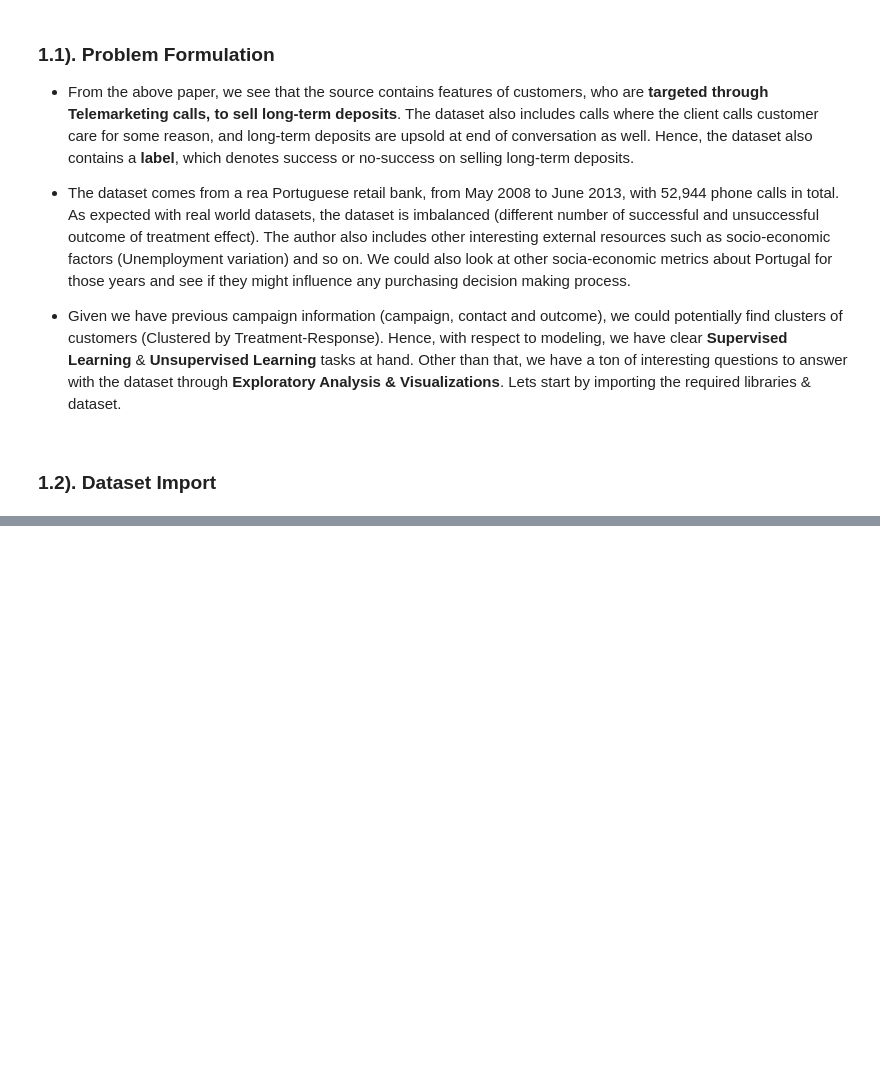
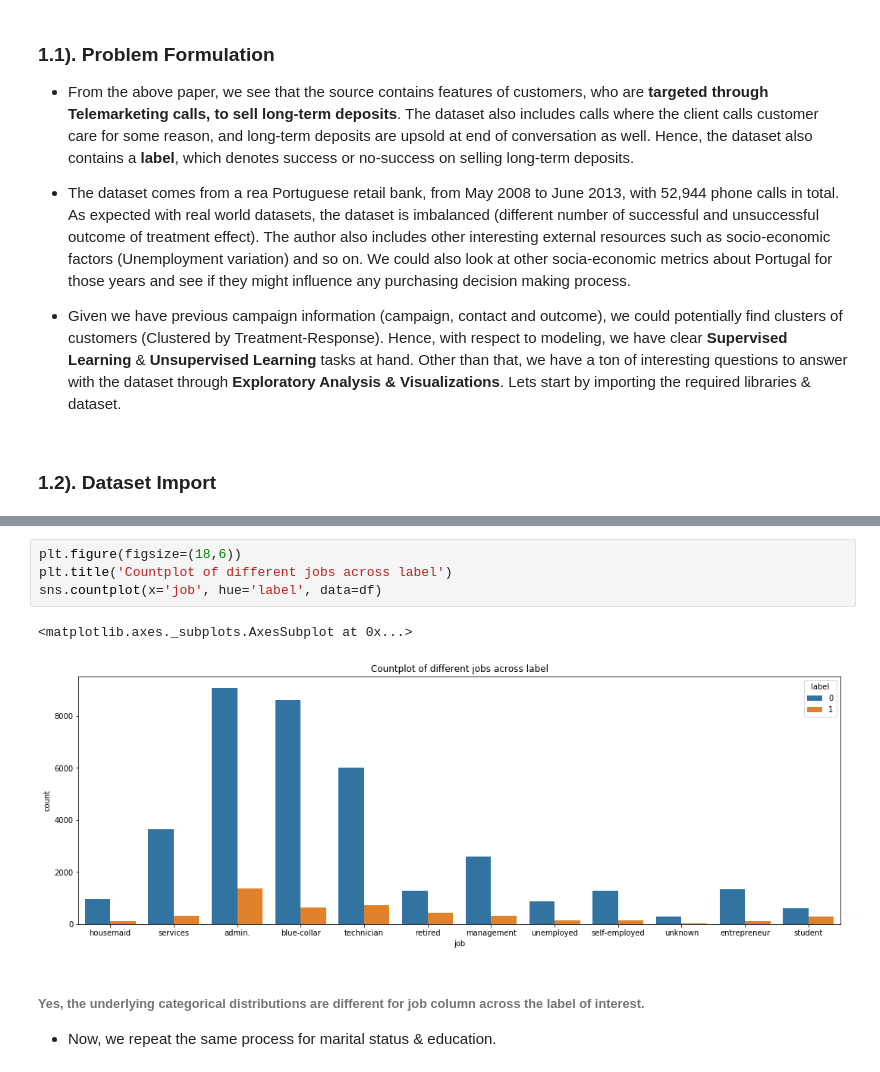
Before and after one commit to AdiVarma27/DirectMarketingPrediction, a Jupyter notebook: DirectMarketingPrediction.ipynb, the cells around one changed output, grey strips where cells are left out. Saved outputs shown, nothing was run; the diff lists cells and outputs as text; blank space fills up the shorter version.

```diff
--- a/DirectMarketingPrediction.ipynb
+++ b/DirectMarketingPrediction.ipynb
@@ -74,0 +183,11 @@ df.head()
+# %%
+plt.figure(figsize=(18,6))
+plt.title('Countplot of different jobs across label')
+sns.countplot(x='job', hue='label', data=df)
+# %% [output]
+<matplotlib.axes._subplots.AxesSubplot at 0x...>
+[figure, added]
+# %% [markdown]
+###### Yes, the underlying categorical distributions are different for job column across the label of interest.
+
+* Now, we repeat the same process for marital status & education.
```
Also changed, not shown: parts of 37 cells of this notebook.
